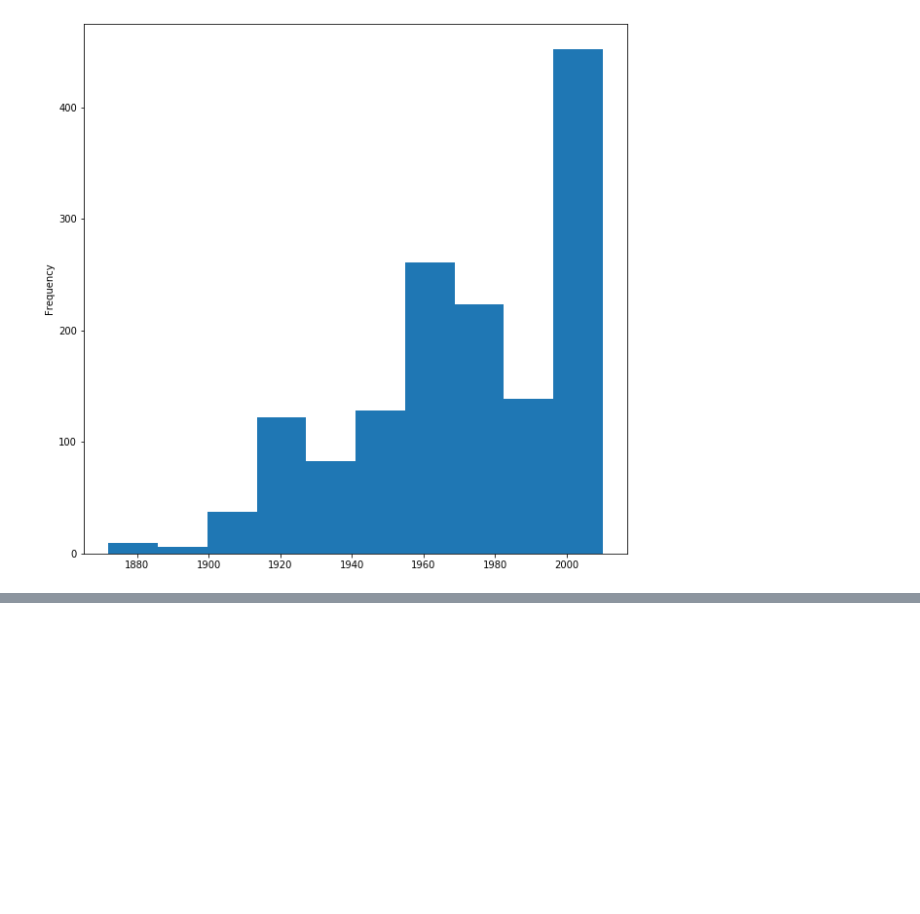
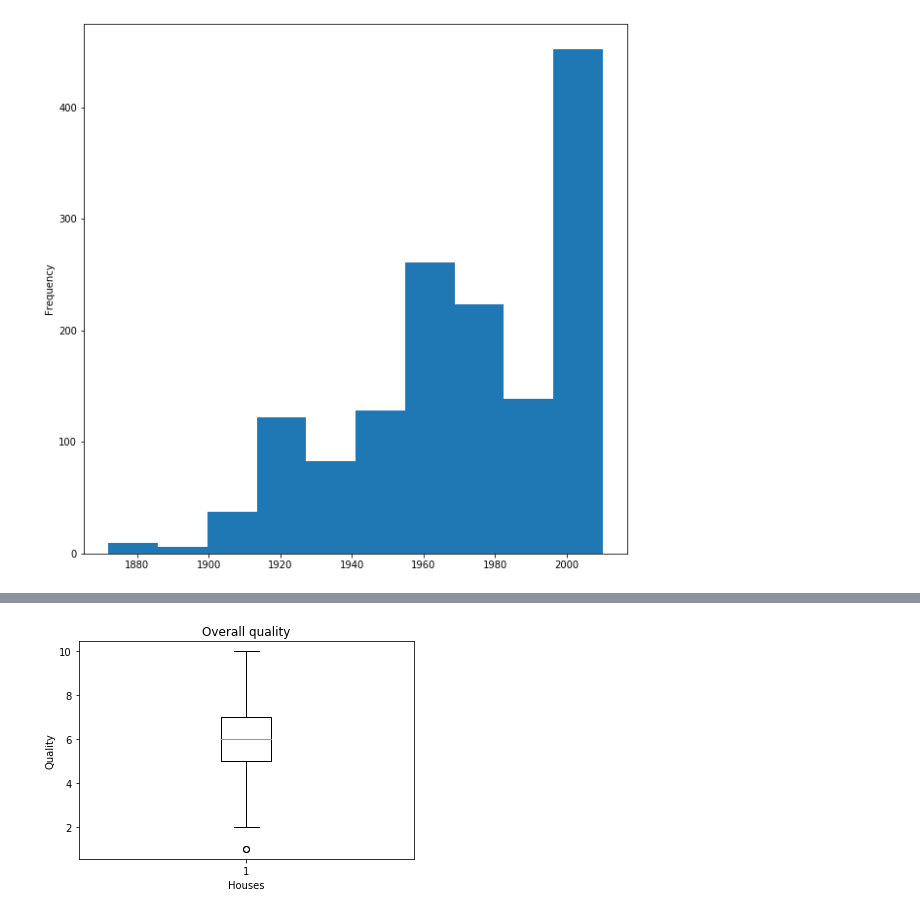
Before and after one commit to lizvqz/HousePrices, a Jupyter notebook: HousePrices.ipynb, the cells around one changed output, grey strips where cells are left out. Saved outputs shown, nothing was run; the diff lists cells and outputs as text; code cells hidden in the pictures; blank space fills up the shorter version.

Commit message:
feat: Add boxplot of houses quality

```diff
--- a/HousePrices.ipynb
+++ b/HousePrices.ipynb
@@ -205,0 +210,7 @@ df.yearbuilt.plot(kind='hist', figsize=(10,10));
+# %%
+plt.boxplot(df.overallqual);
+plt.title('Overall quality')
+plt.xlabel('Houses')
+plt.ylabel('Quality');
+# %% [output]
+[figure, added]
```
Also changed, not shown: parts of 1 cell of this notebook.
